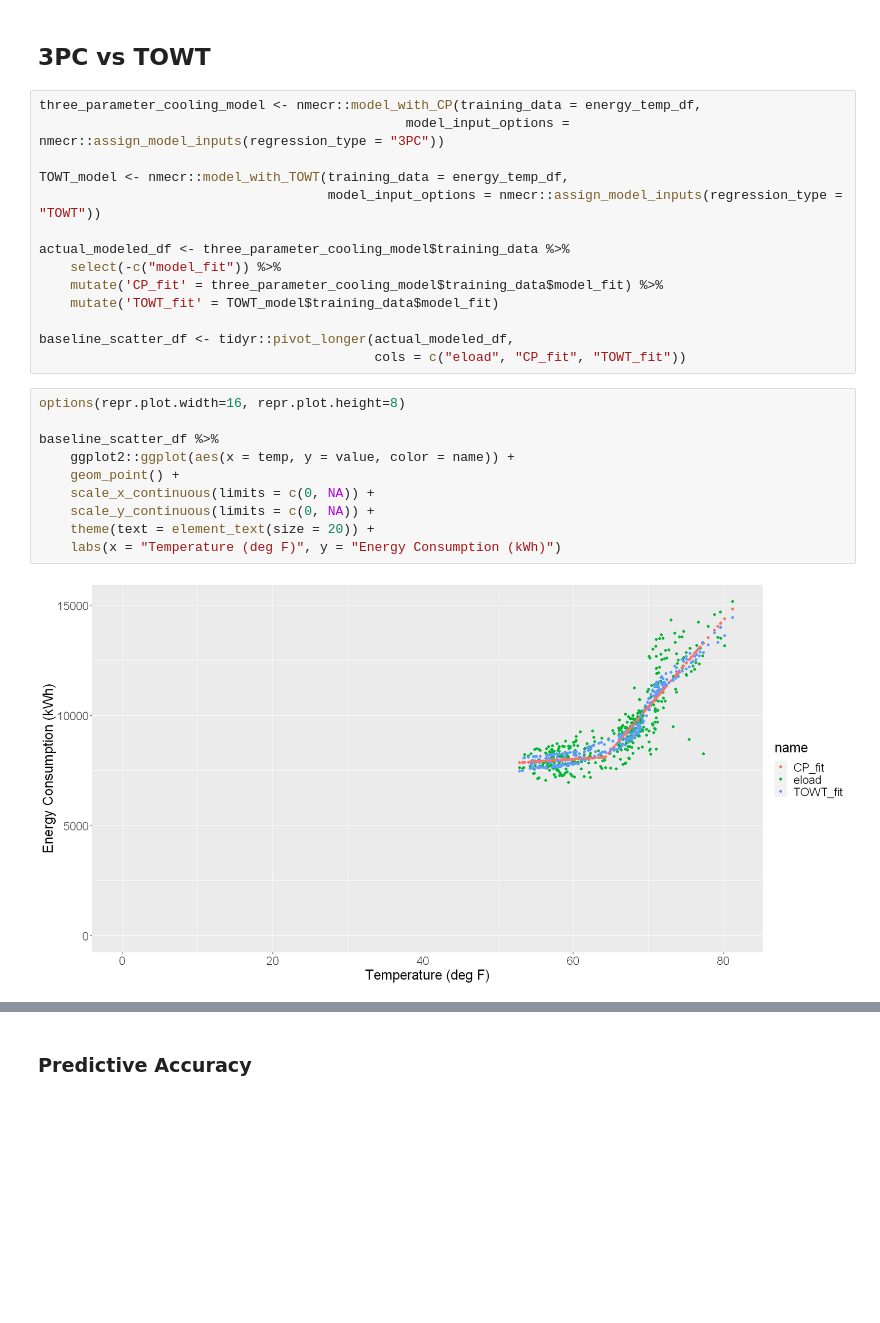
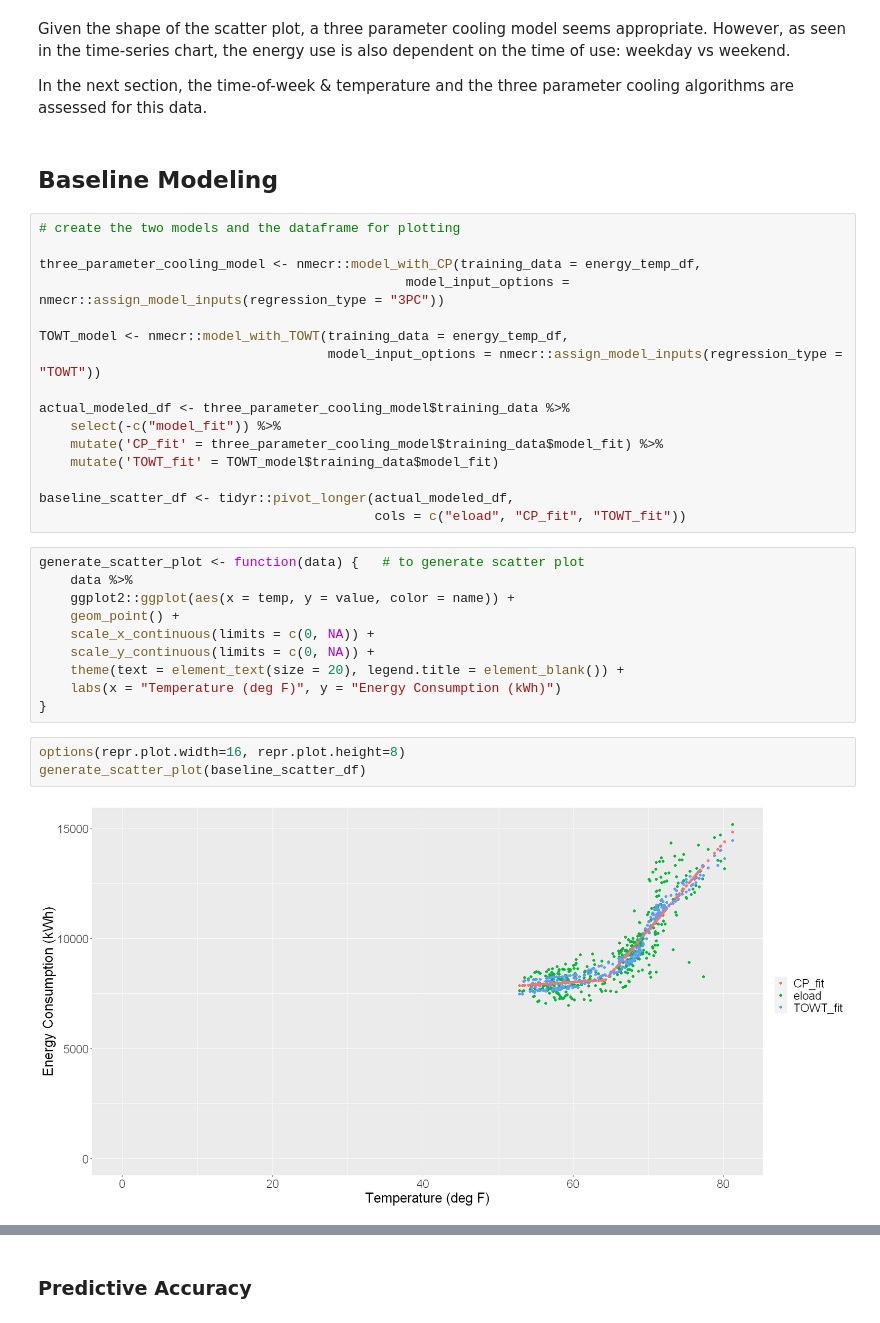
Before and after one commit to MeeraSharma/my-first-binder, a Jupyter notebook: Out-of-Sample Testing Code.ipynb, the cells around one changed output, grey strips where cells are left out. Saved outputs shown, nothing was run; the diff lists cells and outputs as text; blank space fills up the shorter version.

```diff
--- a/Out-of-Sample Testing Code.ipynb
+++ b/Out-of-Sample Testing Code.ipynb
@@ -93,6 +90,12 @@ energy_temp_df %>%
-# %% [markdown]
-## 3PC vs TOWT
+# %% [markdown]
+Given the shape of the scatter plot, a three parameter cooling model seems appropriate. However, as seen in the time-series chart, the energy use is also dependent on the time of use: weekday vs weekend.
+
+In the next section, the time-of-week & temperature and the three parameter cooling algorithms are assessed for this data.
+# %% [markdown]
+## Baseline Modeling
 # %%
+# create the two models and the dataframe for plotting
+
 three_parameter_cooling_model <- nmecr::model_with_CP(training_data = energy_temp_df,
                                                model_input_options = nmecr::assign_model_inputs(regression_type = "3PC"))
 
@@ -107,15 +110,18 @@ actual_modeled_df <- three_parameter_cooling_model$training_data %>%
 baseline_scatter_df <- tidyr::pivot_longer(actual_modeled_df,
                                            cols = c("eload", "CP_fit", "TOWT_fit"))
 # %%
-options(repr.plot.width=16, repr.plot.height=8)
-
-baseline_scatter_df %>%
+generate_scatter_plot <- function(data) {   # to generate scatter plot
+    data %>%
     ggplot2::ggplot(aes(x = temp, y = value, color = name)) +
     geom_point() +
     scale_x_continuous(limits = c(0, NA)) +
     scale_y_continuous(limits = c(0, NA)) +
-    theme(text = element_text(size = 20)) +
+    theme(text = element_text(size = 20), legend.title = element_blank()) +
     labs(x = "Temperature (deg F)", y = "Energy Consumption (kWh)")
+}
-# %% [output]
-[figure, removed]
+# %%
+options(repr.plot.width=16, repr.plot.height=8)
+generate_scatter_plot(baseline_scatter_df)
+# %% [output]
+[figure, added]
 # %%
```
Also changed, not shown: parts of 30 cells of this notebook.
